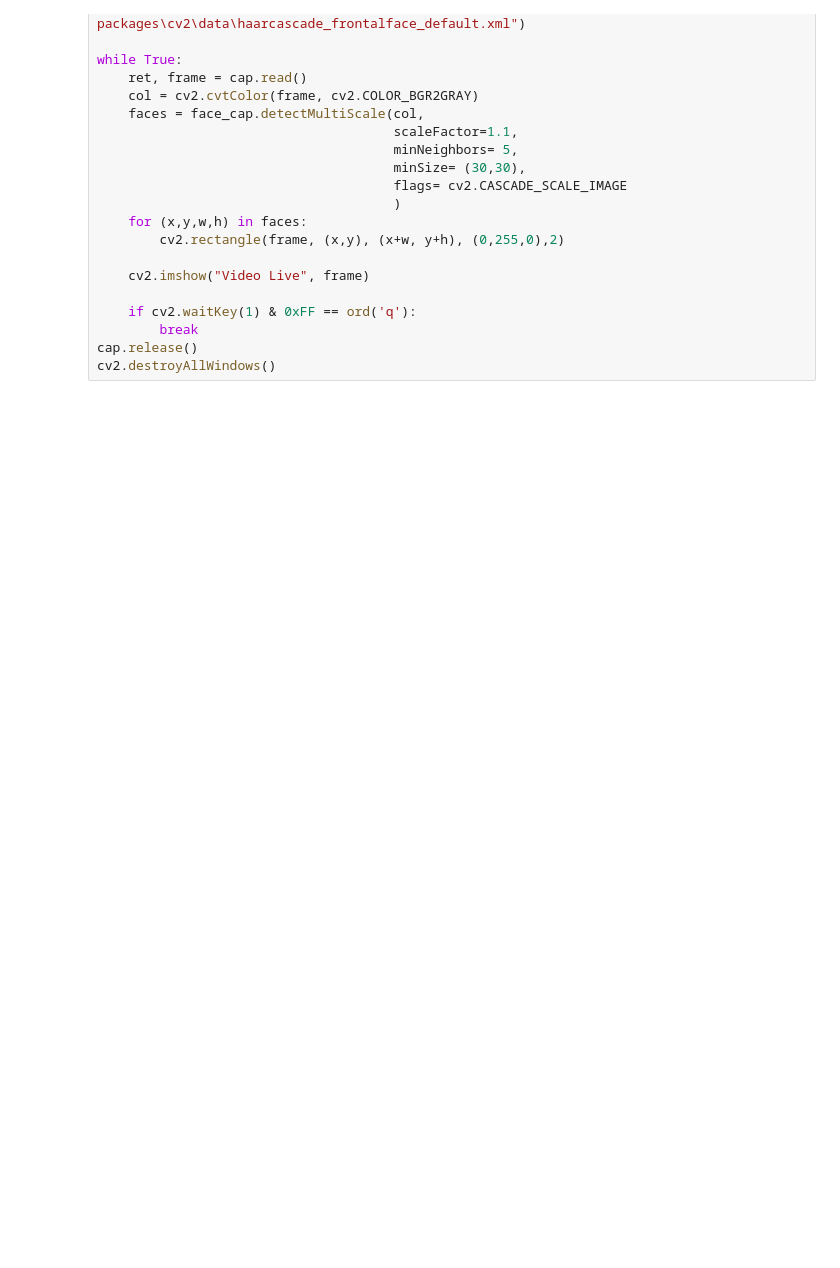
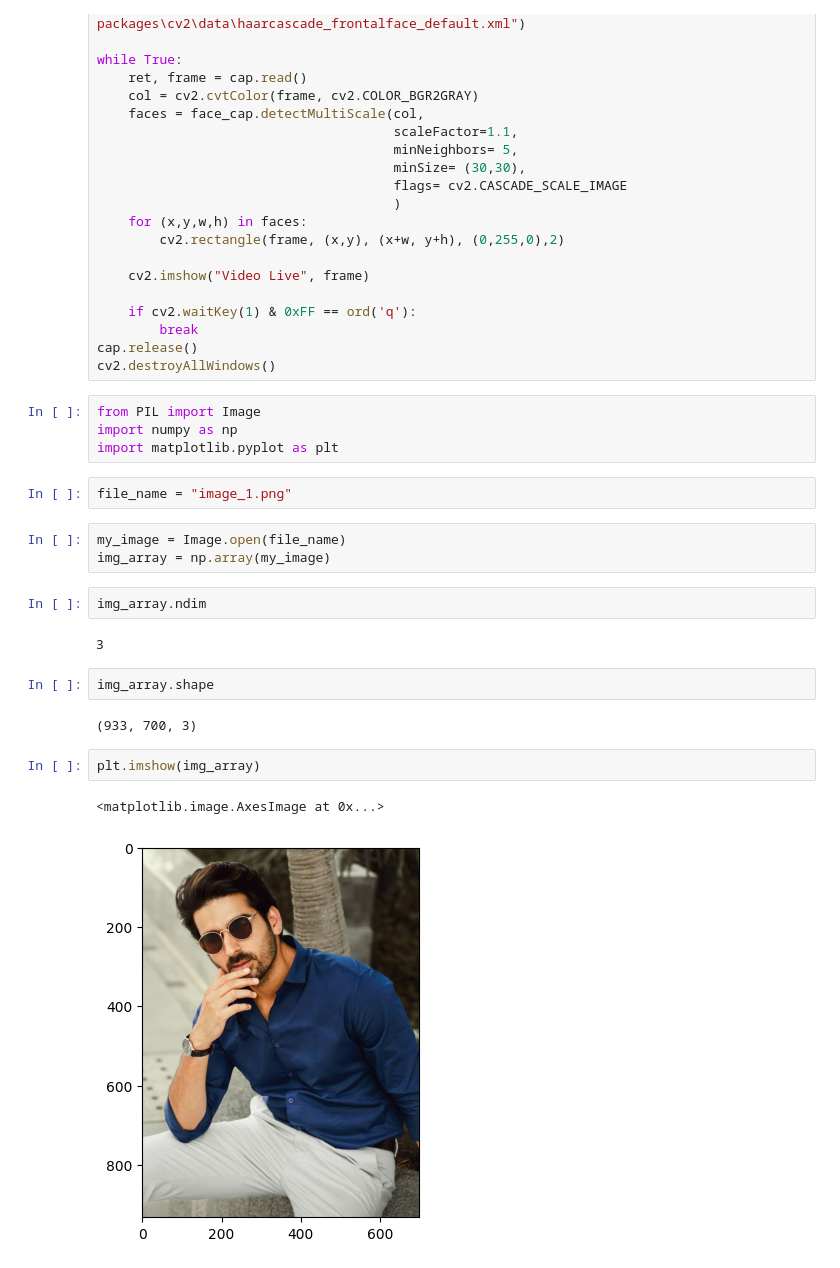
Before and after one commit to rohan-tridhyatech/internship, a Jupyter notebook: Day 17/opencv_tutorials.ipynb, the cells around one changed output. Cells and saved outputs as stored; diff of their text form; blank space fills up the shorter version.

```diff
--- a/Day 17/opencv_tutorials.ipynb
+++ b/Day 17/opencv_tutorials.ipynb
@@ -338,3 +338,25 @@ while True:
         break
 cap.release()
 cv2.destroyAllWindows()
+# %%
+from PIL import Image
+import numpy as np
+import matplotlib.pyplot as plt
+# %%
+file_name = "image_1.png"
+# %%
+my_image = Image.open(file_name)
+img_array = np.array(my_image)
+# %%
+img_array.ndim
+# %% [output]
+3
+# %%
+img_array.shape
+# %% [output]
+(933, 700, 3)
+# %%
+plt.imshow(img_array)
+# %% [output]
+<matplotlib.image.AxesImage at 0x...>
+[figure, added]
```
Also changed, not shown: parts of 1 cell of this notebook, 3 other files.
